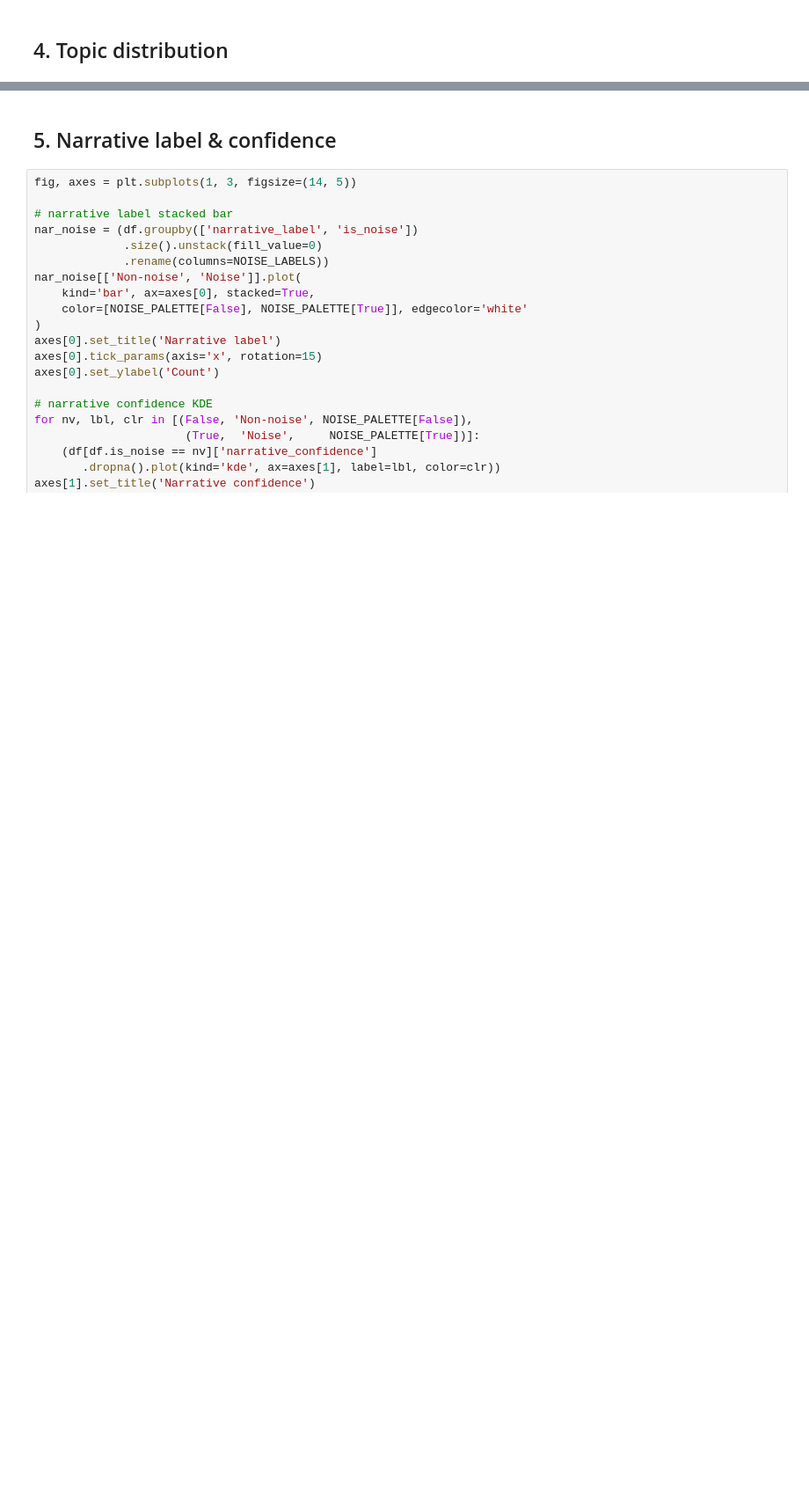
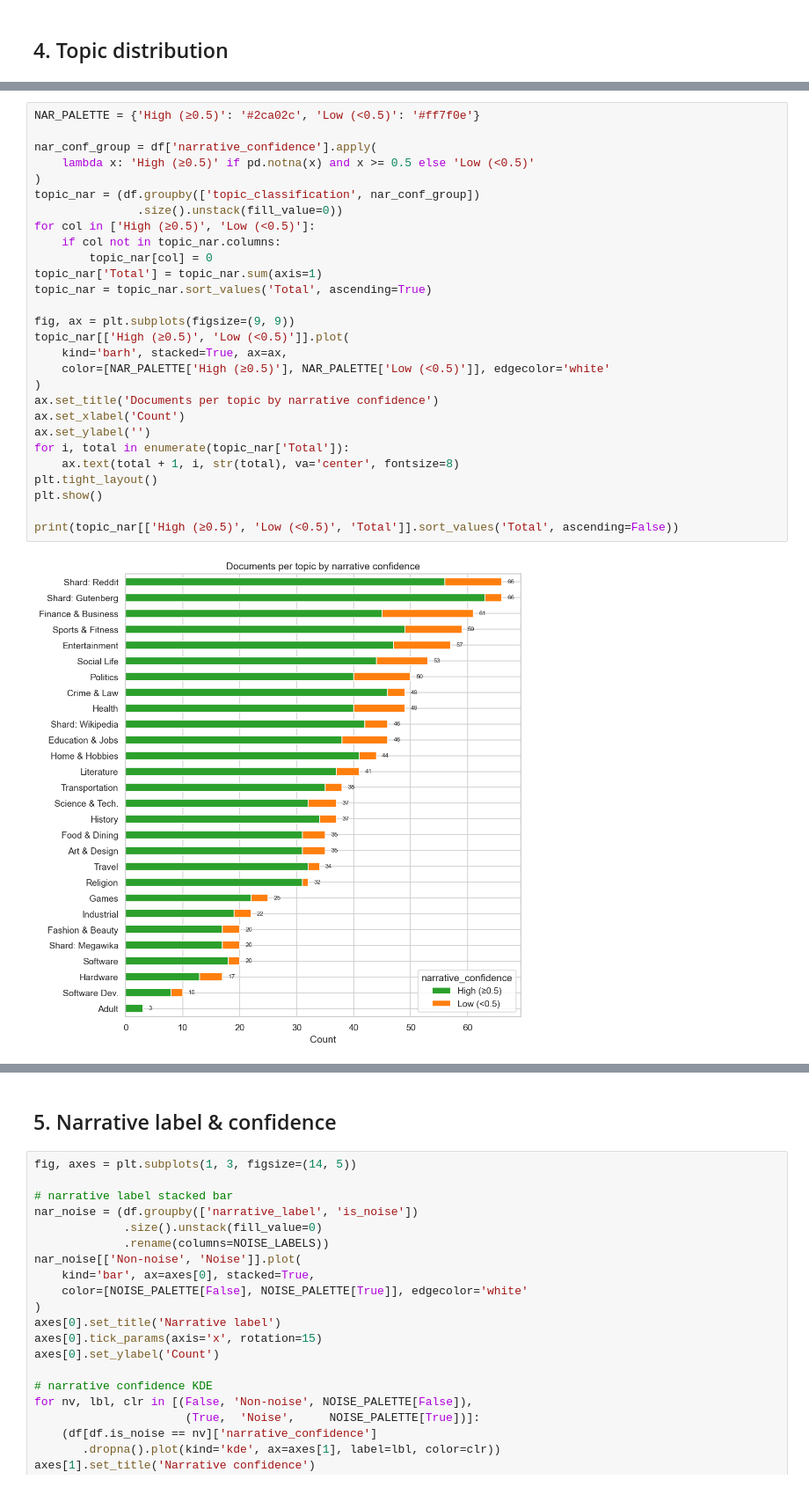
Before and after one commit to advaitdeshmukh/potato, a Jupyter notebook: teagan_tasks/annotation_analysis/data_distribution_eda.ipynb, the cells around one changed output, grey strips where cells are left out. Shown at 88% size. Drawn from its saved outputs; the diff is of its cells as text; blank space fills up the shorter version.

```diff
--- a/teagan_tasks/annotation_analysis/data_distribution_eda.ipynb
+++ b/teagan_tasks/annotation_analysis/data_distribution_eda.ipynb
@@ -192,3 +197,33 @@ Software                     17      3     20
 Hardware                     13      4     17
 Software Dev.                 8      2     10
 Adult                         3      0      3
+# %%
+NAR_PALETTE = {'High (≥0.5)': '#2ca02c', 'Low (<0.5)': '#ff7f0e'}
+
+nar_conf_group = df['narrative_confidence'].apply(
+    lambda x: 'High (≥0.5)' if pd.notna(x) and x >= 0.5 else 'Low (<0.5)'
+)
+topic_nar = (df.groupby(['topic_classification', nar_conf_group])
+               .size().unstack(fill_value=0))
+for col in ['High (≥0.5)', 'Low (<0.5)']:
+    if col not in topic_nar.columns:
+        topic_nar[col] = 0
+topic_nar['Total'] = topic_nar.sum(axis=1)
+topic_nar = topic_nar.sort_values('Total', ascending=True)
+
+fig, ax = plt.subplots(figsize=(9, 9))
+topic_nar[['High (≥0.5)', 'Low (<0.5)']].plot(
+    kind='barh', stacked=True, ax=ax,
+    color=[NAR_PALETTE['High (≥0.5)'], NAR_PALETTE['Low (<0.5)']], edgecolor='white'
+)
+ax.set_title('Documents per topic by narrative confidence')
+ax.set_xlabel('Count')
+ax.set_ylabel('')
+for i, total in enumerate(topic_nar['Total']):
+    ax.text(total + 1, i, str(total), va='center', fontsize=8)
+plt.tight_layout()
+plt.show()
+
+print(topic_nar[['High (≥0.5)', 'Low (<0.5)', 'Total']].sort_values('Total', ascending=False))
+# %% [output]
+[figure, added]
```
Also changed, not shown: parts of 9 cells of this notebook, 6 other files.
